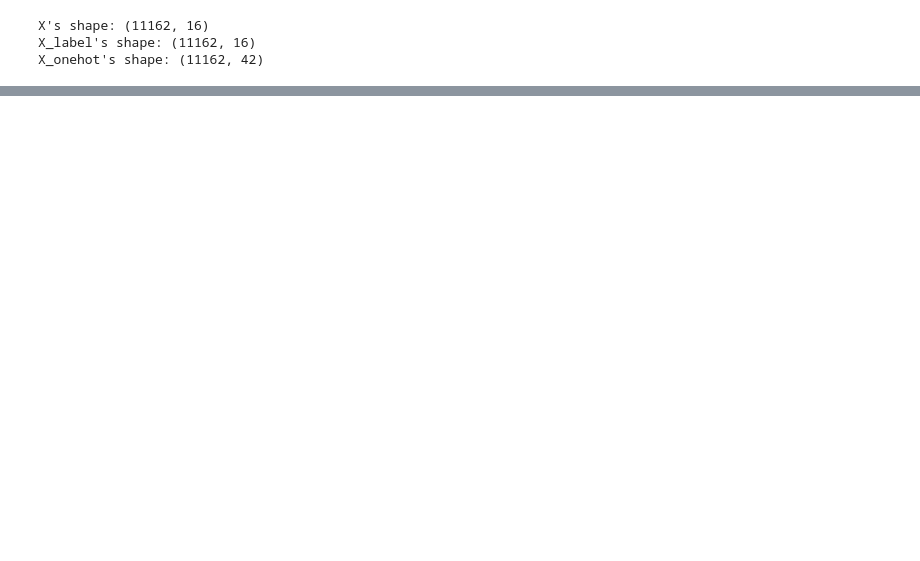
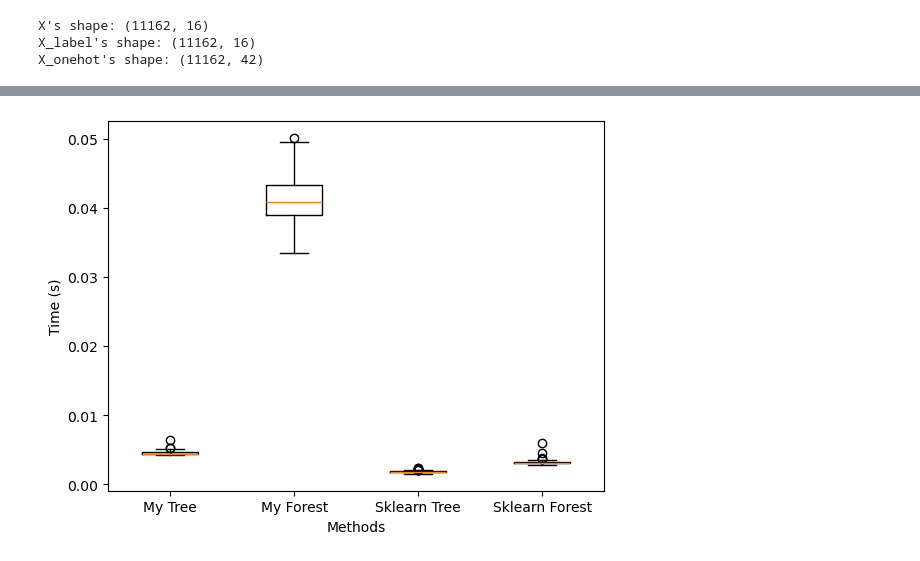
Before and after one commit to HiepDoTrong/decision_tree_and_random_forest, a Jupyter notebook: evaluation.ipynb, the cells around one changed output, grey strips where cells are left out. Saved outputs shown, nothing was run; the diff lists cells and outputs as text; code cells hidden in the pictures; blank space fills up the shorter version.

```diff
--- a/evaluation.ipynb
+++ b/evaluation.ipynb
@@ -309,0 +232,5 @@ import numpy as np
+# %%
+# time
+box_plot([results_my_tree[:,5], results_my_forest[:,5], results_sk_tree[:,5], results_sk_forest[:,5]], y='Time (s)', cat=False)
+# %% [output]
+[figure, added]
```
Also changed, not shown: parts of 19 cells of this notebook, 22 other files.
